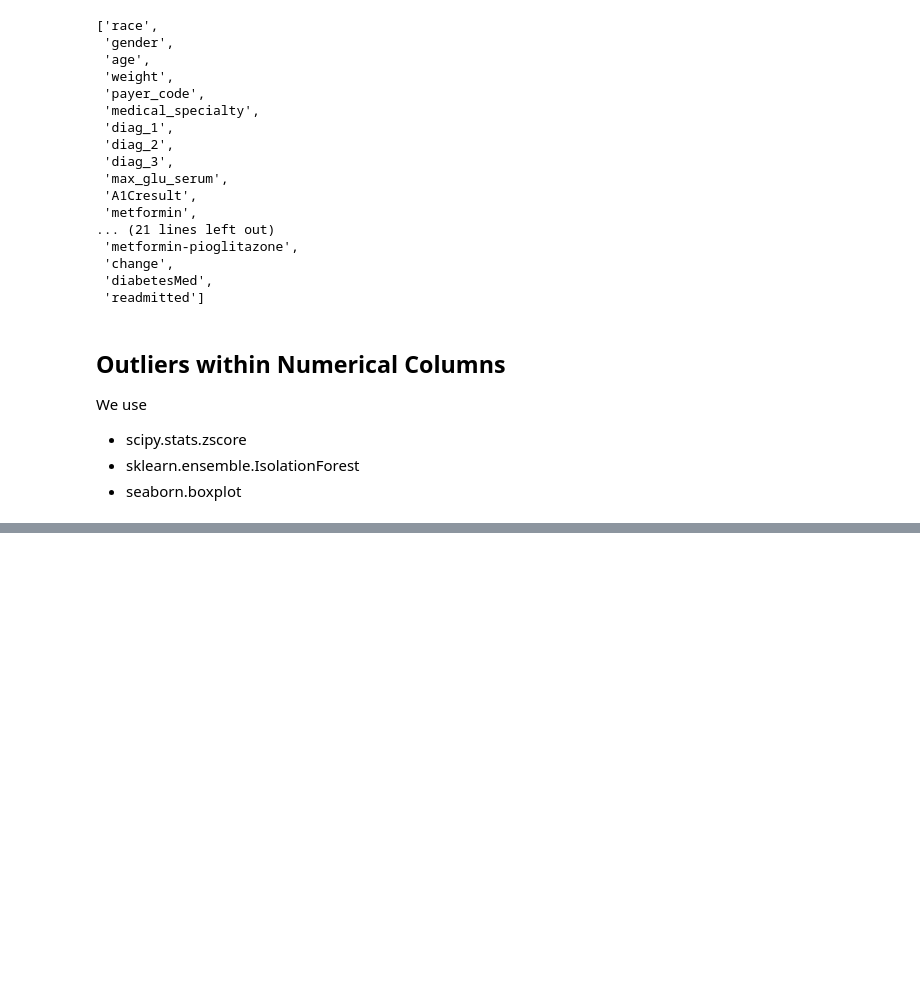
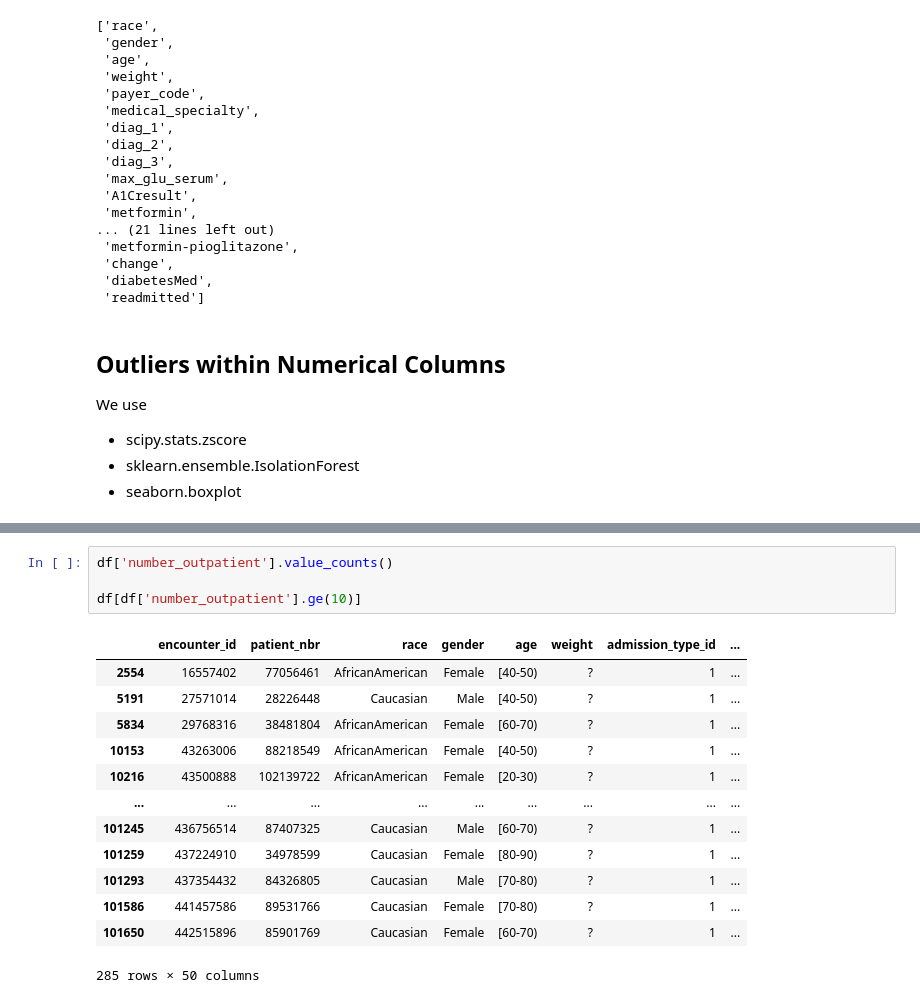
Before and after one commit to Erdos-Projects/fall-2026-hospital-readmission-for-diabetes, a Jupyter notebook: notebooks/feature_selection.ipynb, the cells around one changed output, grey strips where cells are left out. Cells and saved outputs as stored; diff of their text form; blank space fills up the shorter version.

```diff
--- a/notebooks/feature_selection.ipynb
+++ b/notebooks/feature_selection.ipynb
@@ -181,0 +277,18 @@ plt.show()
+# %%
+df['number_outpatient'].value_counts()
+
+df[df['number_outpatient'].ge(10)]
+# %% [output]
+|  | encounter_id | patient_nbr | race | gender | age | weight | admission_type_id | ... |
+| 2554 | 16557402 | 77056461 | AfricanAmerican | Female | [40-50) | ? | 1 | ... |
+| 5191 | 27571014 | 28226448 | Caucasian | Male | [40-50) | ? | 1 | ... |
+| 5834 | 29768316 | 38481804 | AfricanAmerican | Female | [60-70) | ? | 1 | ... |
+| 10153 | 43263006 | 88218549 | AfricanAmerican | Female | [40-50) | ? | 1 | ... |
+| 10216 | 43500888 | 102139722 | AfricanAmerican | Female | [20-30) | ? | 1 | ... |
+| ... | ... | ... | ... | ... | ... | ... | ... | ... |
+| 101245 | 436756514 | 87407325 | Caucasian | Male | [60-70) | ? | 1 | ... |
+| 101259 | 437224910 | 34978599 | Caucasian | Female | [80-90) | ? | 1 | ... |
+| 101293 | 437354432 | 84326805 | Caucasian | Male | [70-80) | ? | 1 | ... |
+| 101586 | 441457586 | 89531766 | Caucasian | Female | [70-80) | ? | 1 | ... |
+| 101650 | 442515896 | 85901769 | Caucasian | Female | [60-70) | ? | 1 | ... |
+285 rows × 50 columns
```
Also changed, not shown: parts of 6 cells of this notebook, 9 other files.
